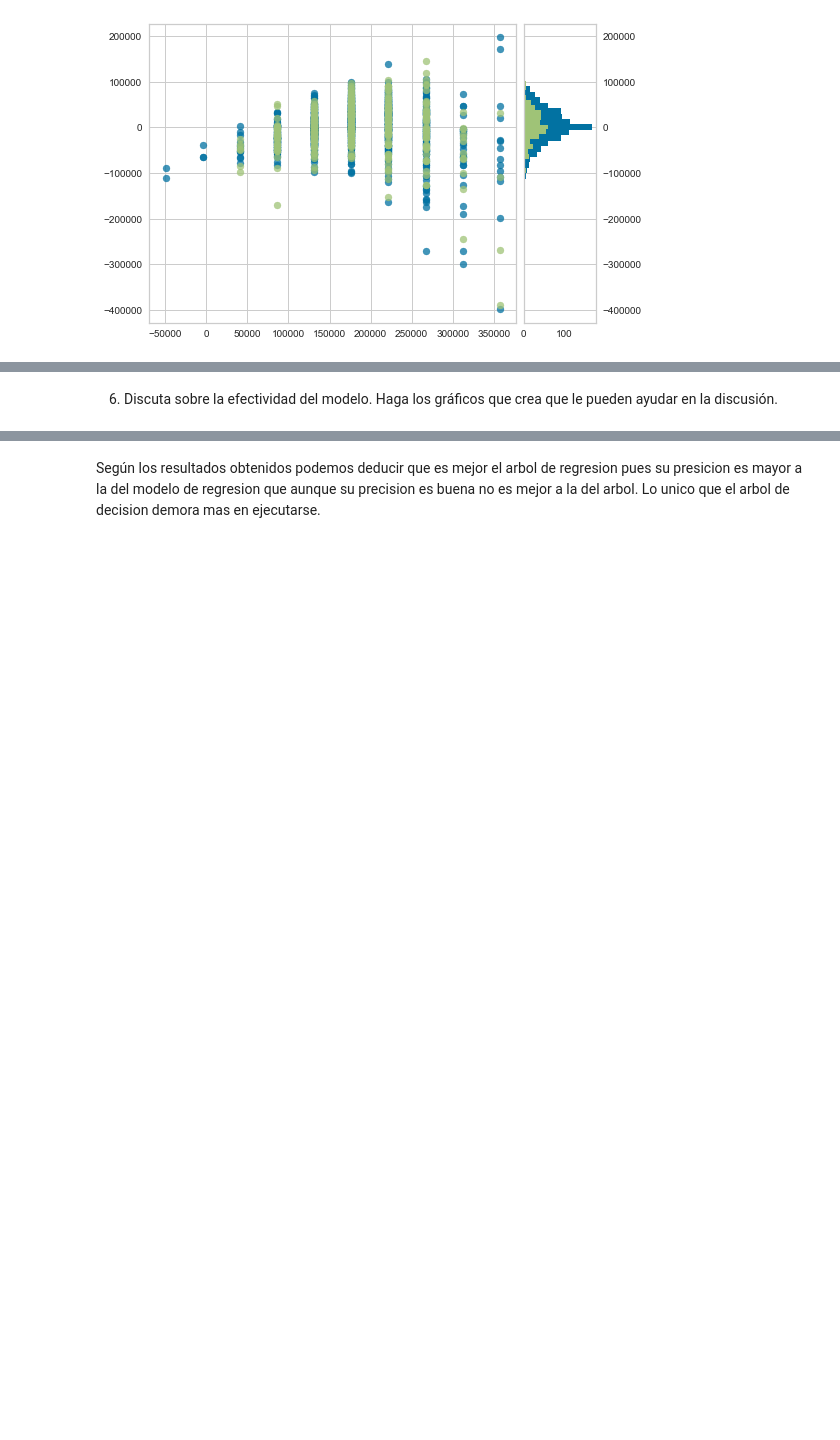
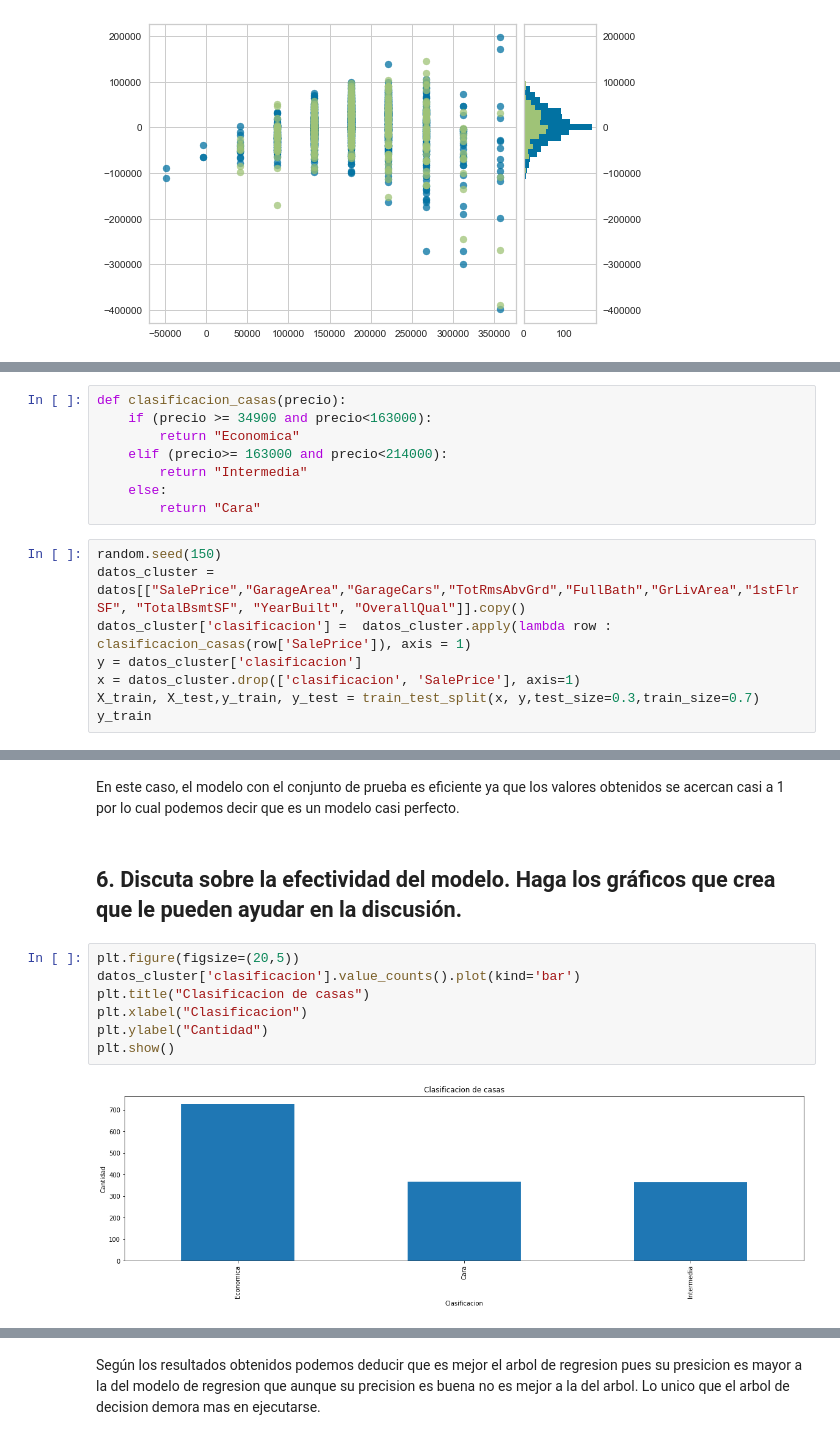
Before and after one commit to gabrielquirozz/HDT4MD, a Jupyter notebook: hdt4.ipynb, the cells around one changed output, grey strips where cells are left out. Saved outputs shown, nothing was run; the diff lists cells and outputs as text; blank space fills up the shorter version.

```diff
--- a/hdt4.ipynb
+++ b/hdt4.ipynb
@@ -151,0 +152,16 @@ visualizer.score(p_width_t,p_length_t)
+# %%
+def clasificacion_casas(precio):
+    if (precio >= 34900 and precio<163000):
+        return "Economica"
+    elif (precio>= 163000 and precio<214000):
+        return "Intermedia"
+    else:
+        return "Cara"
+# %%
+random.seed(150)
+datos_cluster = datos[["SalePrice","GarageArea","GarageCars","TotRmsAbvGrd","FullBath","GrLivArea","1stFlrSF", "TotalBsmtSF", "YearBuilt", "OverallQual"]].copy()
+datos_cluster['clasificacion'] =  datos_cluster.apply(lambda row : clasificacion_casas(row['SalePrice']), axis = 1)
+y = datos_cluster['clasificacion']
+x = datos_cluster.drop(['clasificacion', 'SalePrice'], axis=1)
+X_train, X_test,y_train, y_test = train_test_split(x, y,test_size=0.3,train_size=0.7)
+y_train
@@ -152,3 +190,14 @@ visualizer.score(p_width_t,p_length_t)
+# %% [markdown]
+En este caso, el modelo con el conjunto de prueba es eficiente ya que los valores obtenidos se acercan casi a 1 por lo cual podemos decir que es un modelo casi perfecto.
 # %% [markdown]
- 6. Discuta sobre la efectividad del modelo. Haga los gráficos que crea que le pueden ayudar en la discusión.
+## 6. Discuta sobre la efectividad del modelo. Haga los gráficos que crea que le pueden ayudar en la discusión.
+# %%
+plt.figure(figsize=(20,5))
+datos_cluster['clasificacion'].value_counts().plot(kind='bar')
+plt.title("Clasificacion de casas")
+plt.xlabel("Clasificacion")
+plt.ylabel("Cantidad")
+plt.show()
+# %% [output]
+[figure, added]
 # %% [markdown]
```
Also changed, not shown: parts of 10 cells of this notebook.
